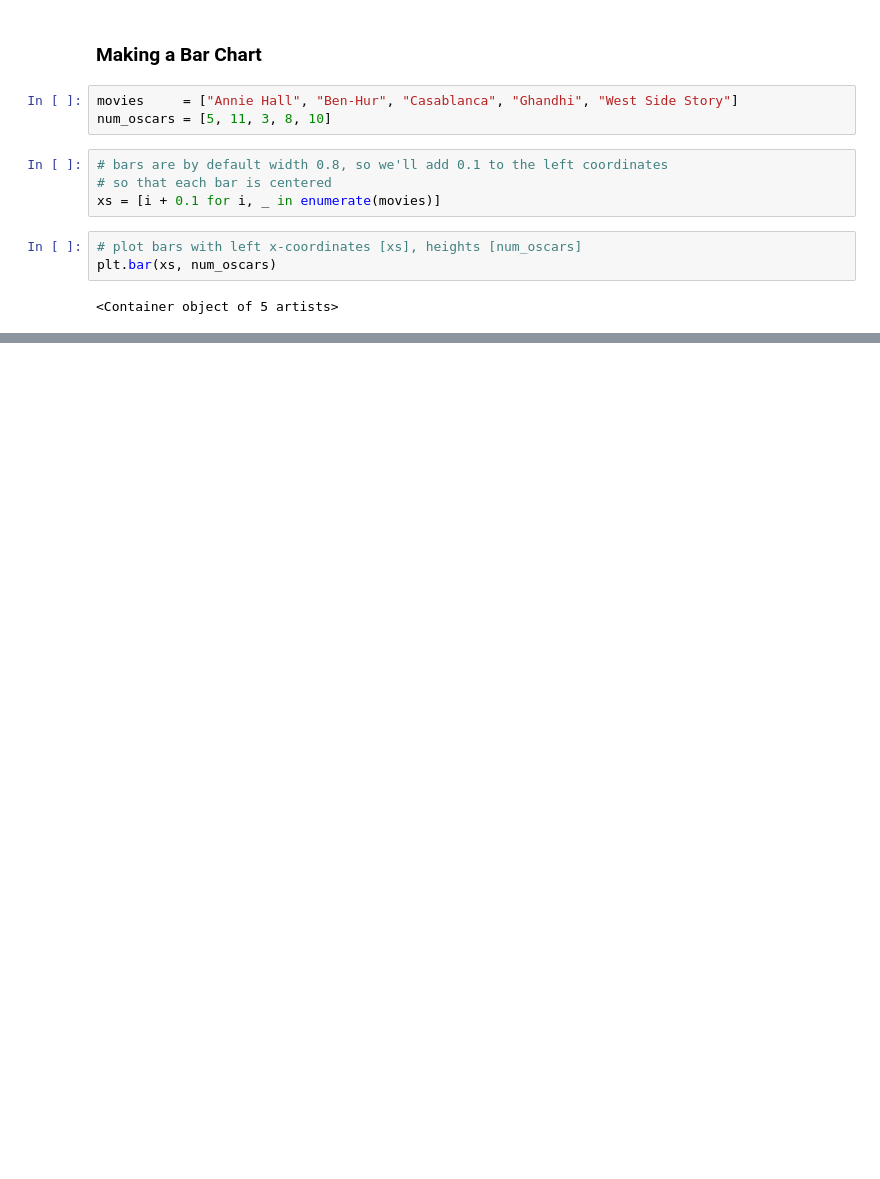
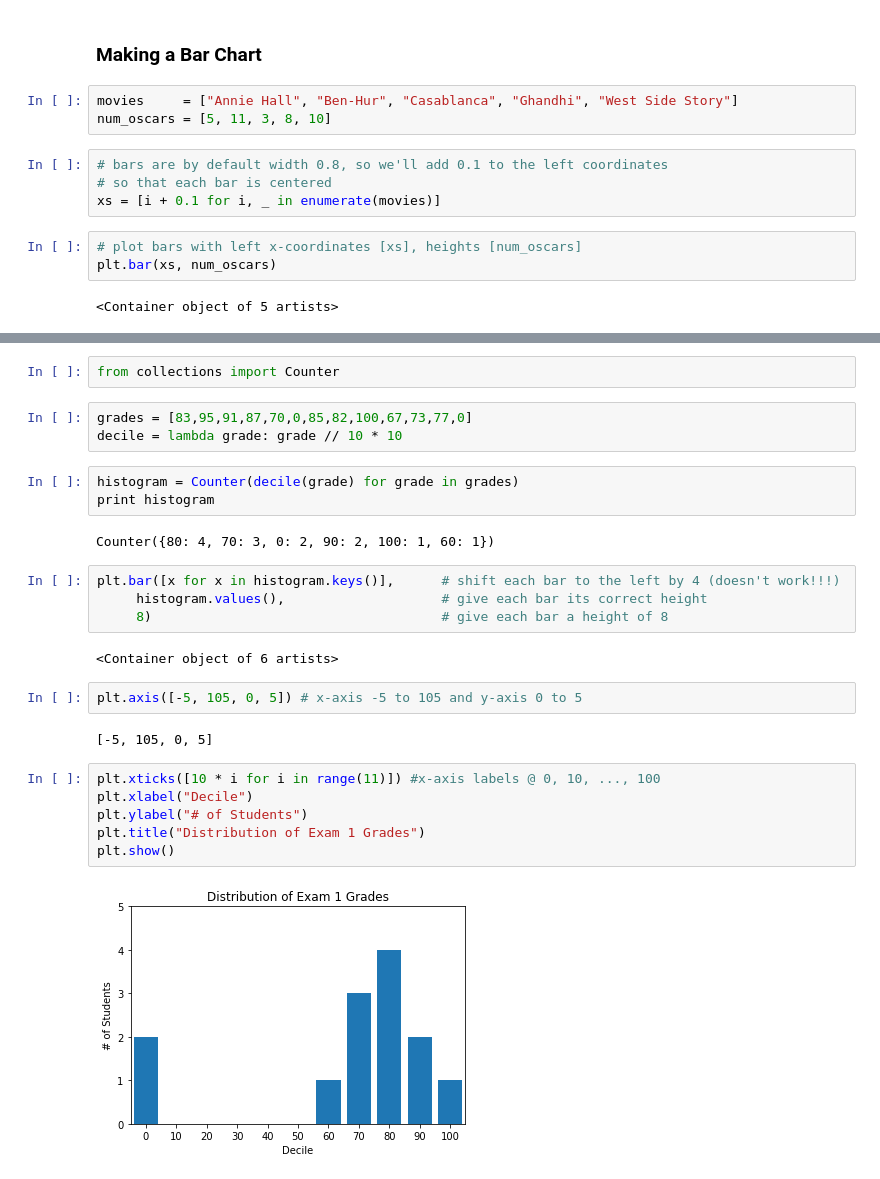
Before and after one commit to riverbond/pythoncode, a Jupyter notebook: DSfS/VisualizingData.ipynb, the cells around one changed output, grey strips where cells are left out. Cells and saved outputs as stored; diff of their text form; blank space fills up the shorter version.

```diff
--- a/DSfS/VisualizingData.ipynb
+++ b/DSfS/VisualizingData.ipynb
@@ -37,0 +57,28 @@ plt.bar(xs, num_oscars)
+# %%
+from collections import Counter
+# %%
+grades = [83,95,91,87,70,0,85,82,100,67,73,77,0]
+decile = lambda grade: grade // 10 * 10
+# %%
+histogram = Counter(decile(grade) for grade in grades)
+print histogram
+# %% [output]
+Counter({80: 4, 70: 3, 0: 2, 90: 2, 100: 1, 60: 1})
+# %%
+plt.bar([x for x in histogram.keys()],      # shift each bar to the left by 4 (doesn't work!!!)
+     histogram.values(),                    # give each bar its correct height
+     8)                                     # give each bar a height of 8
+# %% [output]
+<Container object of 6 artists>
+# %%
+plt.axis([-5, 105, 0, 5]) # x-axis -5 to 105 and y-axis 0 to 5
+# %% [output]
+[-5, 105, 0, 5]
+# %%
+plt.xticks([10 * i for i in range(11)]) #x-axis labels @ 0, 10, ..., 100
+plt.xlabel("Decile")
+plt.ylabel("# of Students")
+plt.title("Distribution of Exam 1 Grades")
+plt.show()
+# %% [output]
+[figure, added]
```
Also changed, not shown: parts of 4 cells of this notebook.
